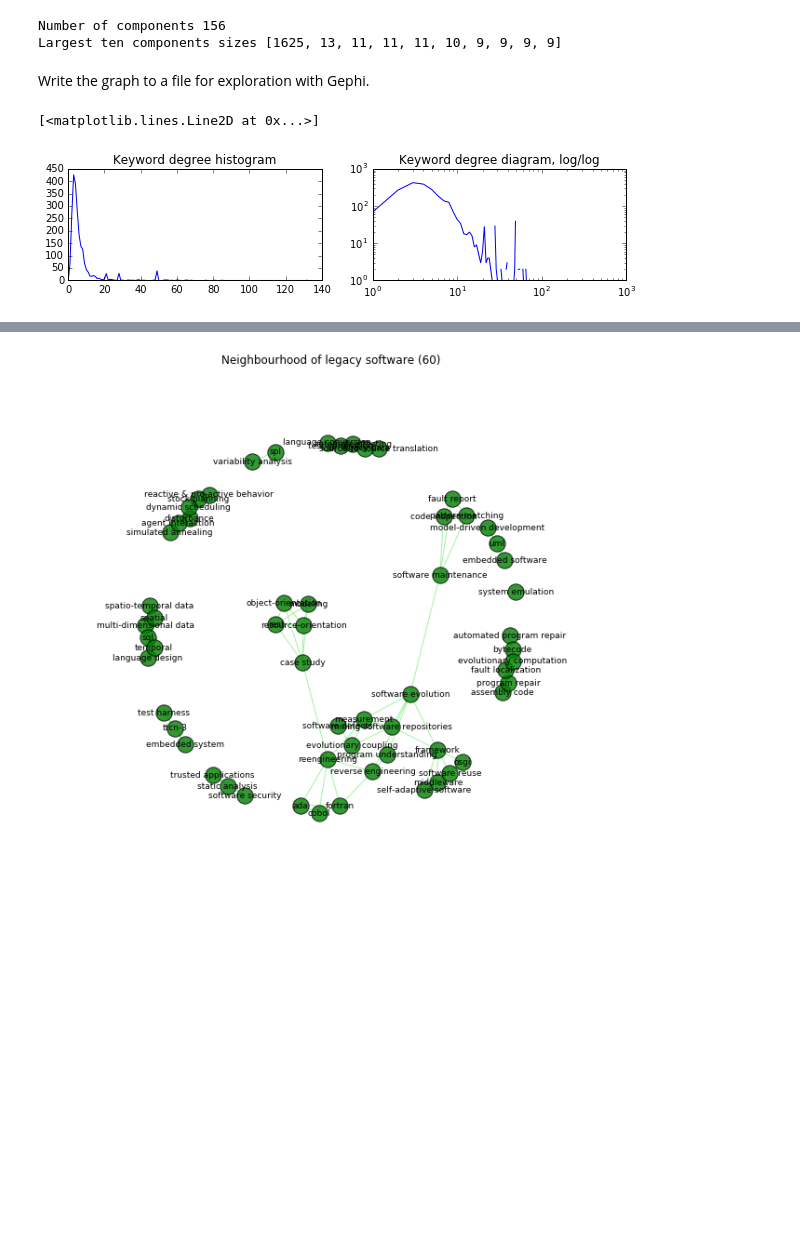
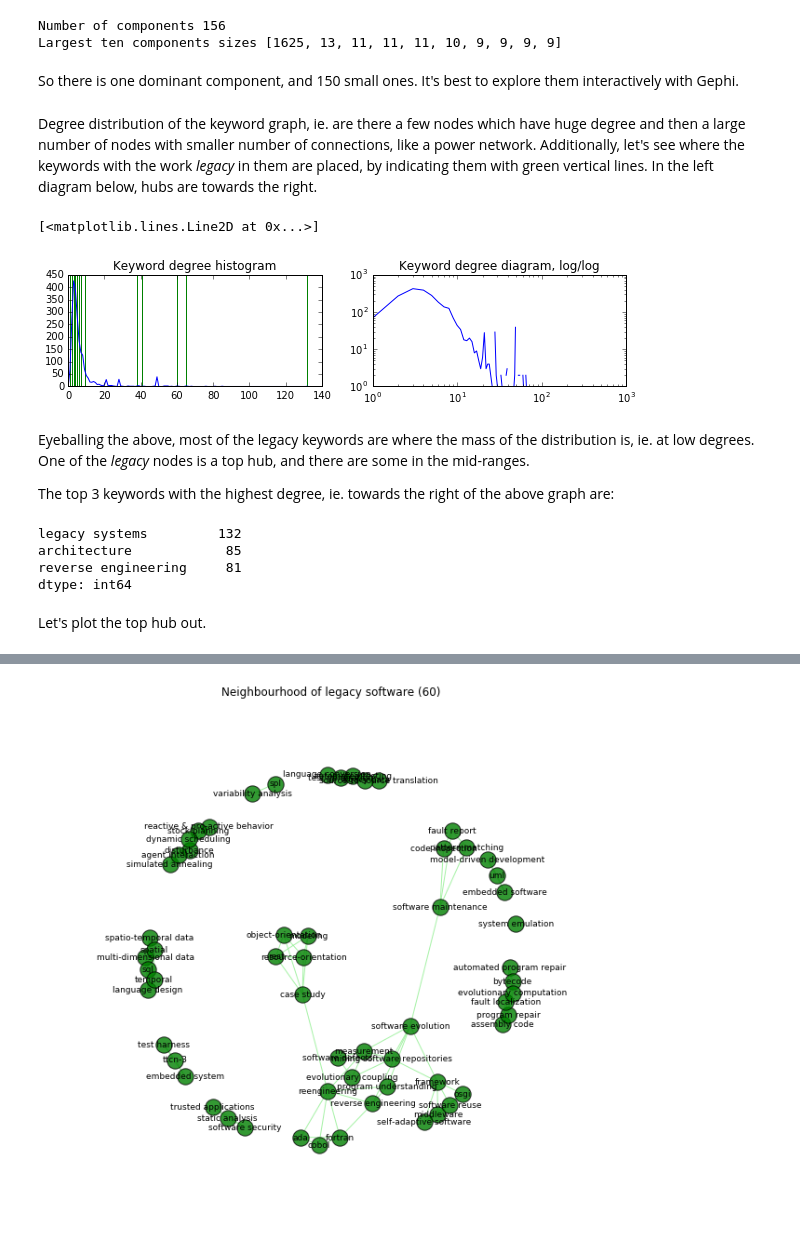
Before and after one commit to xmacex/legacySoftwareACMDLexploration, a Jupyter notebook: ACM DL bibliometry of legacy.ipynb, the cells around one changed output, grey strips where cells are left out. Drawn from its saved outputs; the diff is of its cells as text; code cells hidden in the pictures; blank space fills up the shorter version.

```diff
--- a/ACM DL bibliometry of legacy.ipynb
+++ b/ACM DL bibliometry of legacy.ipynb
@@ -47,2 +54,2 @@ Use the `id` field provided by ACM to identify the items. Hopefully the libraria
 # %%
-legacybib.index = legacybib.id
+legacybib[legacybib.id.duplicated(keep=False)].head(2 * 2)
@@ -269,17 +344,20 @@ print("Largest ten components sizes", sorted([len(comp) for comp in nx.connected
 # %% [output]
 Number of components 156
 Largest ten components sizes [1625, 13, 11, 11, 11, 10, 9, 9, 9, 9]
-# %% [markdown]
-Write the graph to a file for exploration with Gephi.
+# %% [markdown]
+So there is one dominant component, and 150 small ones. It's best to explore them interactively with Gephi.
 # %%
 nx.write_gexf(keywordg, "keywordg.gexf")
+# %% [markdown]
+Degree distribution of the keyword graph, ie. are there a few nodes which have huge degree and then a large number of nodes with smaller number of connections, like a power network. Additionally, let's see where the keywords with the work *legacy* in them are placed, by indicating them with green vertical lines. In the left diagram below, hubs are towards the right.
 # %%
 fig, (ax1, ax2) = plt.subplots(1,2)
 fig.set_size_inches(10, 2)
 ax1.set_title("Keyword degree histogram")
 ax1.plot(nx.degree_histogram(keywordg))
+ax1.vlines([keywordg.degree(l) for l in keywordg if re.match('legacy', l)], ax1.get_ylim()[0], ax1.get_ylim()[1], colors='green')
 ax2.set_title("Keyword degree diagram, log/log")
 ax2.loglog(nx.degree_histogram(keywordg))
 # %% [output]
 [<matplotlib.lines.Line2D at 0x...>]
-[figure, old version]
+[figure, new version]
@@ -301,0 +364,14 @@ def plotGraph(graph, keyword, color = "green", removeEgo = True):
+# %% [markdown]
+Eyeballing the above, most of the legacy keywords are where the mass of the distribution is, ie. at low degrees. One of the *legacy* nodes is a top hub, and there are some in the mid-ranges.
+
+The top 3 keywords with the highest degree, ie. towards the right of the above graph are:
+# %%
+keywordgDegrees = pd.Series(keywordg.degree()).sort_values(ascending=False)
+keywordgDegrees.head(3)
+# %% [output]
+legacy systems         132
+architecture            85
+reverse engineering     81
+dtype: int64
+# %% [markdown]
+Let's plot the top hub out.
```
Also changed, not shown: parts of 38 cells of this notebook.
